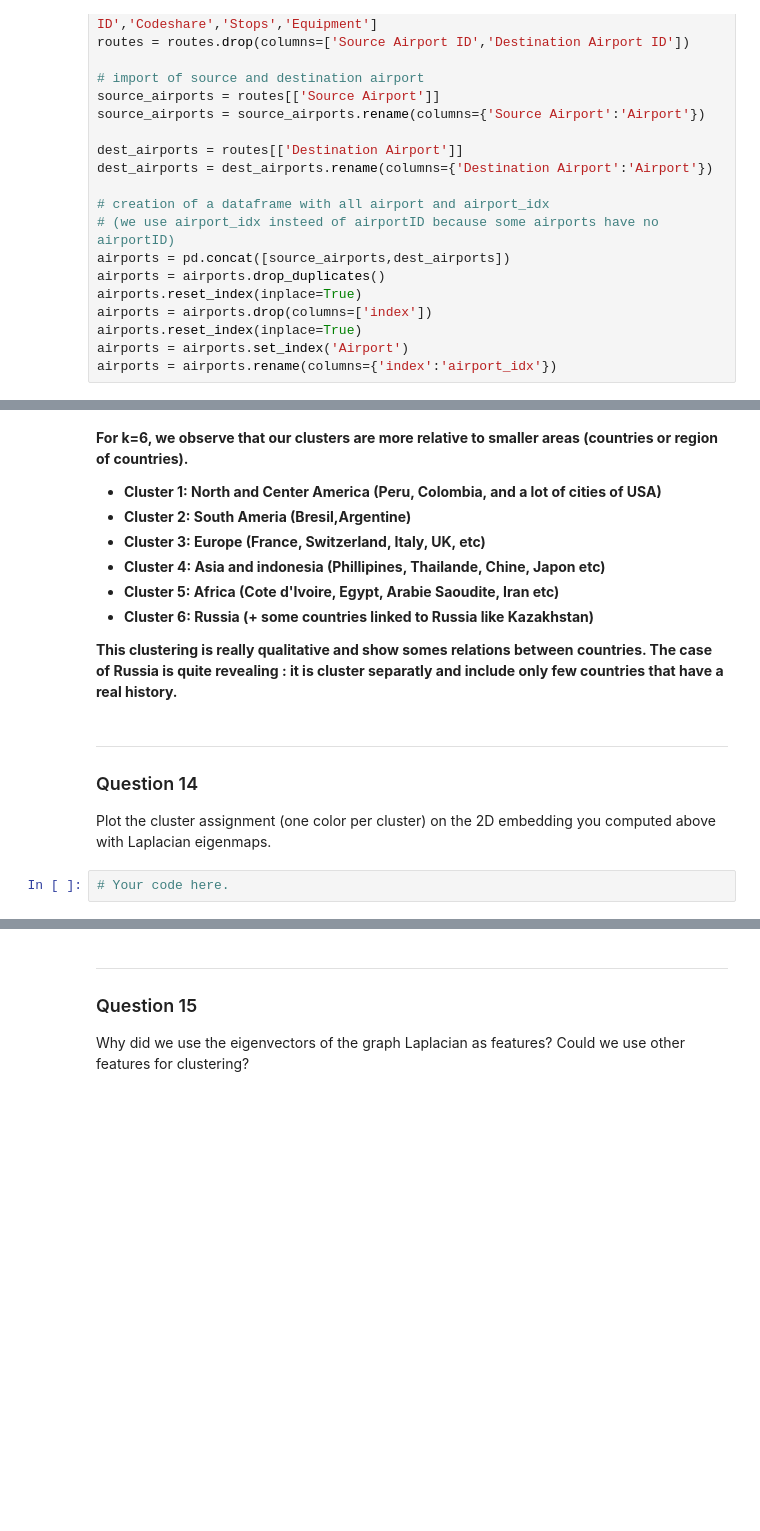
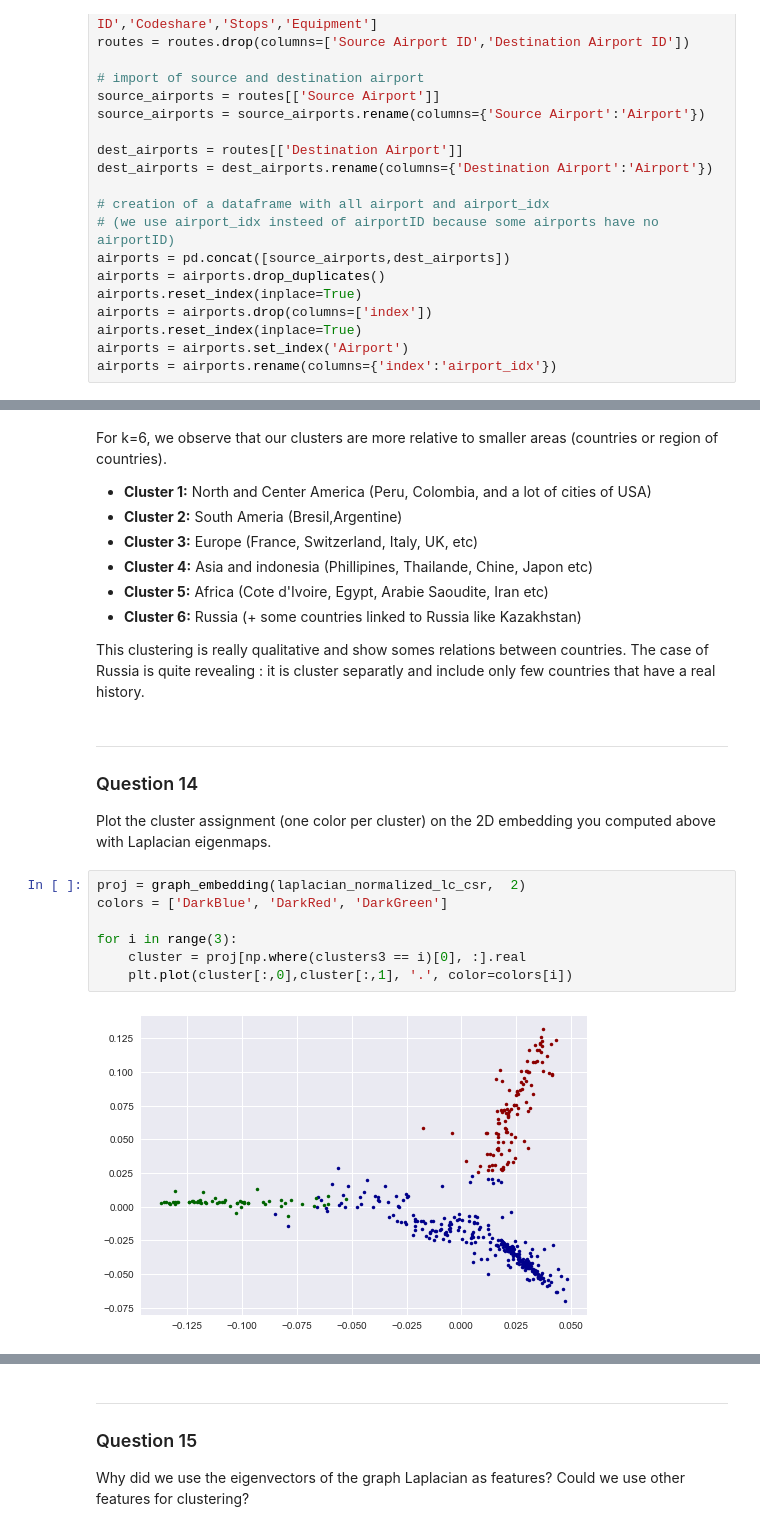
Before and after one commit to csordas1020/NTDS_group_6, a Jupyter notebook: milestones/3_spectral_graph_theory.ipynb, the cells around one changed output, grey strips where cells are left out. Drawn from its saved outputs; the diff is of its cells as text; blank space fills up the shorter version.

```diff
--- a/milestones/3_spectral_graph_theory.ipynb
+++ b/milestones/3_spectral_graph_theory.ipynb
@@ -538,19 +535,26 @@ Cluster 6  : ['DME' 'GYD' 'KZN' 'LED' 'OVB' 'SVX' 'IKT' 'YKS' 'URC' 'VKO' 'SVO'
  'KJA' 'KRR' 'EVN' 'ALA' 'DYU' 'FRU' 'KUF' 'ROV' 'KBP' 'MSQ' 'TAS' 'TSE'
  'KHV']
 # %% [markdown]
-**For k=6, we observe that our clusters are more relative to smaller areas (countries or region of countries).**
-- **Cluster 1: North and Center America (Peru, Colombia, and a lot of cities of USA)**
-- **Cluster 2: South Ameria (Bresil,Argentine)**
-- **Cluster 3: Europe (France, Switzerland, Italy, UK, etc)**
-- **Cluster 4: Asia and indonesia (Phillipines, Thailande, Chine, Japon etc)**
-- **Cluster 5: Africa (Cote d'Ivoire, Egypt, Arabie Saoudite, Iran etc)**
-- **Cluster 6: Russia (+ some countries linked to Russia like Kazakhstan)**
+For k=6, we observe that our clusters are more relative to smaller areas (countries or region of countries).
+- **Cluster 1:** North and Center America (Peru, Colombia, and a lot of cities of USA)
+- **Cluster 2:** South Ameria (Bresil,Argentine)
+- **Cluster 3:** Europe (France, Switzerland, Italy, UK, etc)
+- **Cluster 4:** Asia and indonesia (Phillipines, Thailande, Chine, Japon etc)
+- **Cluster 5:** Africa (Cote d'Ivoire, Egypt, Arabie Saoudite, Iran etc)
+- **Cluster 6:** Russia (+ some countries linked to Russia like Kazakhstan)
 
-**This clustering is really qualitative and show somes relations between countries. The case of Russia is quite revealing : it is cluster separatly and include only few countries that have a real history.**
+This clustering is really qualitative and show somes relations between countries. The case of Russia is quite revealing : it is cluster separatly and include only few countries that have a real history.
 # %% [markdown]
 ---
 ### Question 14
 
 Plot the cluster assignment (one color per cluster) on the 2D embedding you computed above with Laplacian eigenmaps.
-# %%
-# Your code here.
+# %%
+proj = graph_embedding(laplacian_normalized_lc_csr,  2)
+colors = ['DarkBlue', 'DarkRed', 'DarkGreen']
+
+for i in range(3):
+    cluster = proj[np.where(clusters3 == i)[0], :].real
+    plt.plot(cluster[:,0],cluster[:,1], '.', color=colors[i])
+# %% [output]
+[figure, added]
```
Also changed, not shown: parts of 23 cells of this notebook.
